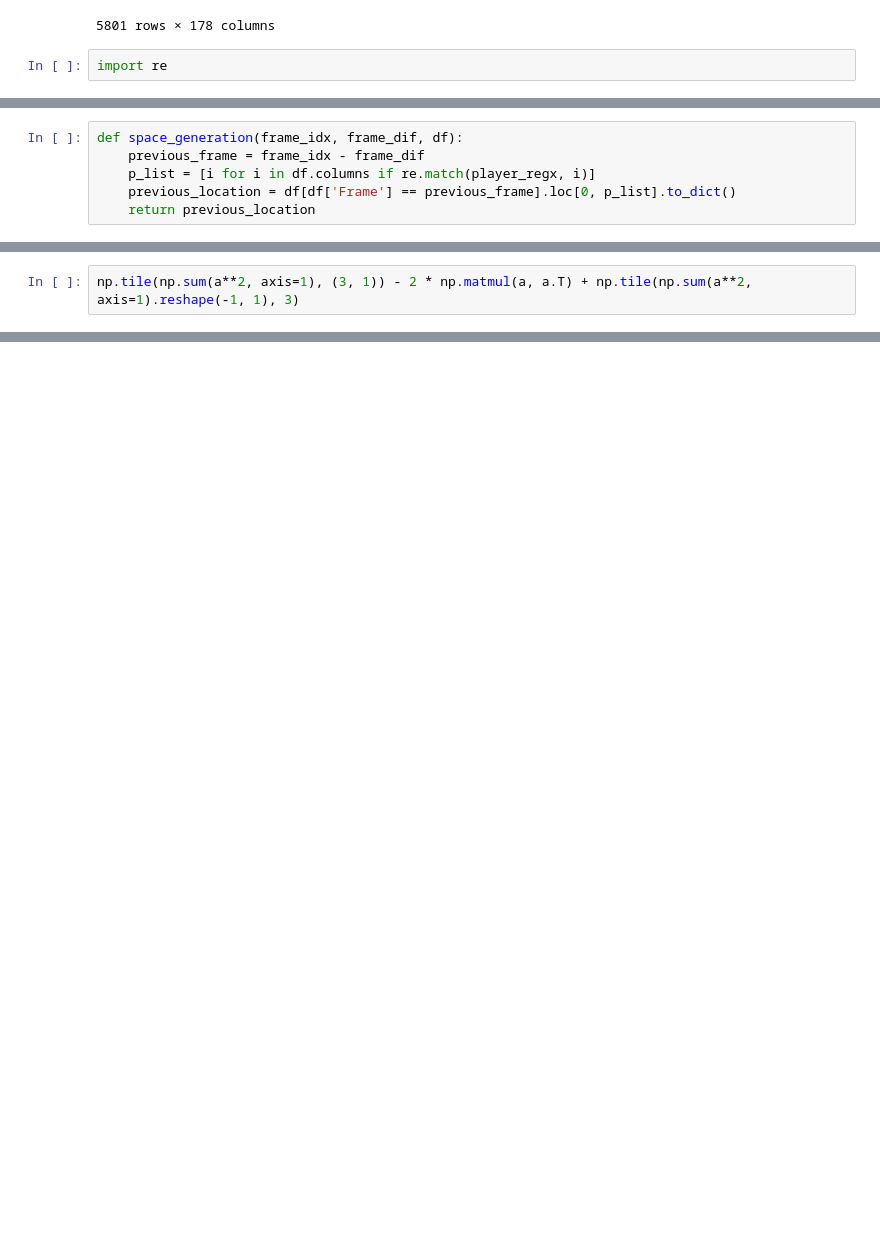
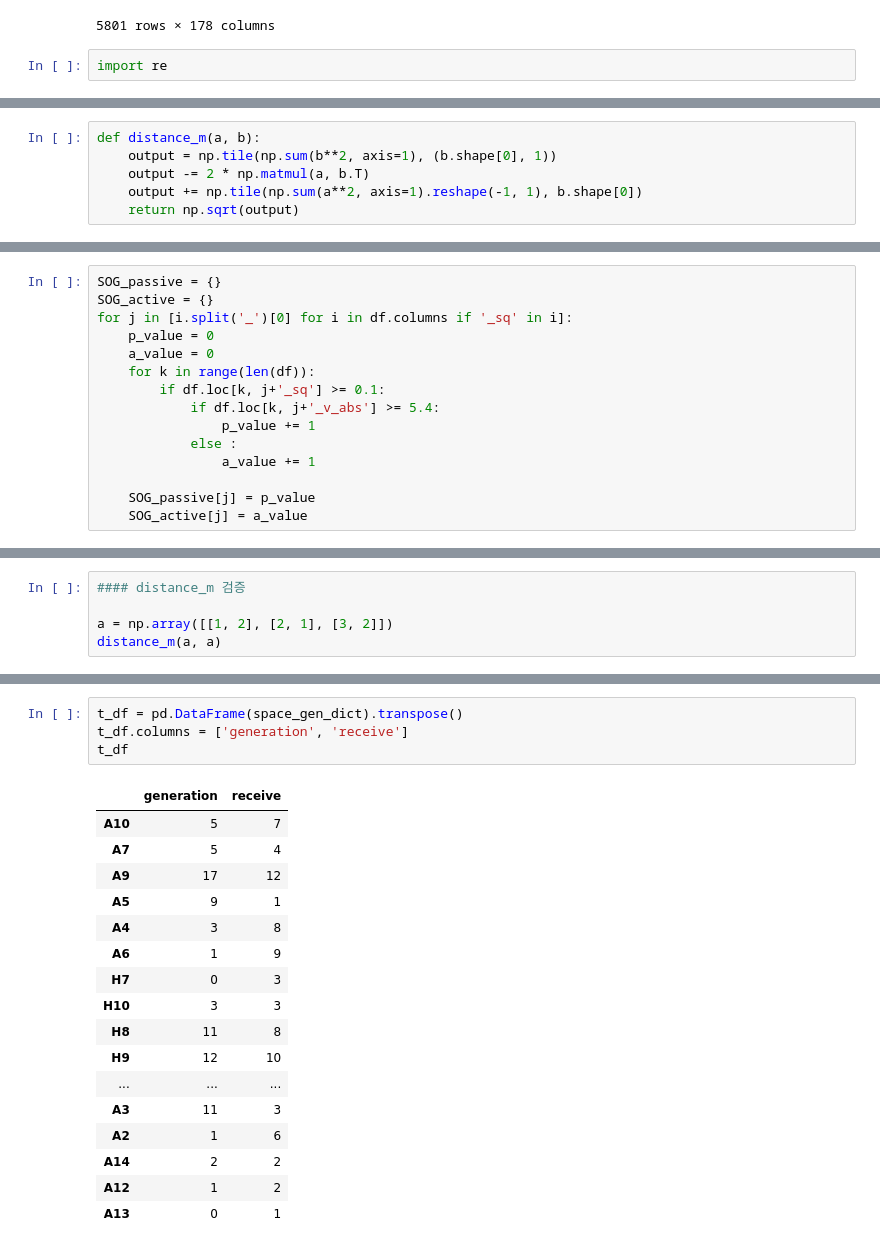
Before and after one commit to jmlee8939/Wide-Open-Space_Pitch_Control_Model, a Jupyter notebook: 3.4 Space Generation Gain.ipynb, the cells around one changed output, grey strips where cells are left out. Cells and saved outputs as stored; diff of their text form; blank space fills up the shorter version.

Commit message:
space generation gain 만들기

```diff
--- a/3.4 Space Generation Gain.ipynb
+++ b/3.4 Space Generation Gain.ipynb
@@ -35,6 +38,0 @@ player_regx = re.compile('[HA][0-9]+_[xy]$')
-# %%
-def space_generation(frame_idx, frame_dif, df):
-    previous_frame = frame_idx - frame_dif
-    p_list = [i for i in df.columns if re.match(player_regx, i)]
-    previous_location = df[df['Frame'] == previous_frame].loc[0, p_list].to_dict()
-    return previous_location
@@ -75,2 +68,6 @@ array([[ 1,  4],
 # %%
-np.tile(np.sum(a**2, axis=1), (3, 1)) - 2 * np.matmul(a, a.T) + np.tile(np.sum(a**2, axis=1).reshape(-1, 1), 3)
+def distance_m(a, b):
+    output = np.tile(np.sum(b**2, axis=1), (b.shape[0], 1))
+    output -= 2 * np.matmul(a, b.T)
+    output += np.tile(np.sum(a**2, axis=1).reshape(-1, 1), b.shape[0])
+    return np.sqrt(output)
@@ -80,0 +90,15 @@ array([[0, 1, 4],
+# %%
+SOG_passive = {}
+SOG_active = {}
+for j in [i.split('_')[0] for i in df.columns if '_sq' in i]:
+    p_value = 0
+    a_value = 0
+    for k in range(len(df)):
+        if df.loc[k, j+'_sq'] >= 0.1:
+            if df.loc[k, j+'_v_abs'] >= 5.4:
+                p_value += 1
+            else :
+                a_value += 1
+
+    SOG_passive[j] = p_value
+    SOG_active[j] = a_value
@@ -80,0 +113,5 @@ array([[0, 1, 4],
+# %%
+#### distance_m 검증
+
+a = np.array([[1, 2], [2, 1], [3, 2]])
+distance_m(a, a)
@@ -80,0 +241,22 @@ array([[0, 1, 4],
+# %%
+t_df = pd.DataFrame(space_gen_dict).transpose()
+t_df.columns = ['generation', 'receive']
+t_df
+# %% [output]
+|  | generation | receive |
+| A10 | 5 | 7 |
+| A7 | 5 | 4 |
+| A9 | 17 | 12 |
+| A5 | 9 | 1 |
+| A4 | 3 | 8 |
+| A6 | 1 | 9 |
+| H7 | 0 | 3 |
+| H10 | 3 | 3 |
+| H8 | 11 | 8 |
+| H9 | 12 | 10 |
+| ... | ... | ... |
+| A3 | 11 | 3 |
+| A2 | 1 | 6 |
+| A14 | 2 | 2 |
+| A12 | 1 | 2 |
+| A13 | 0 | 1 |
```
Also changed, not shown: parts of 28 cells of this notebook, 1 other file.
